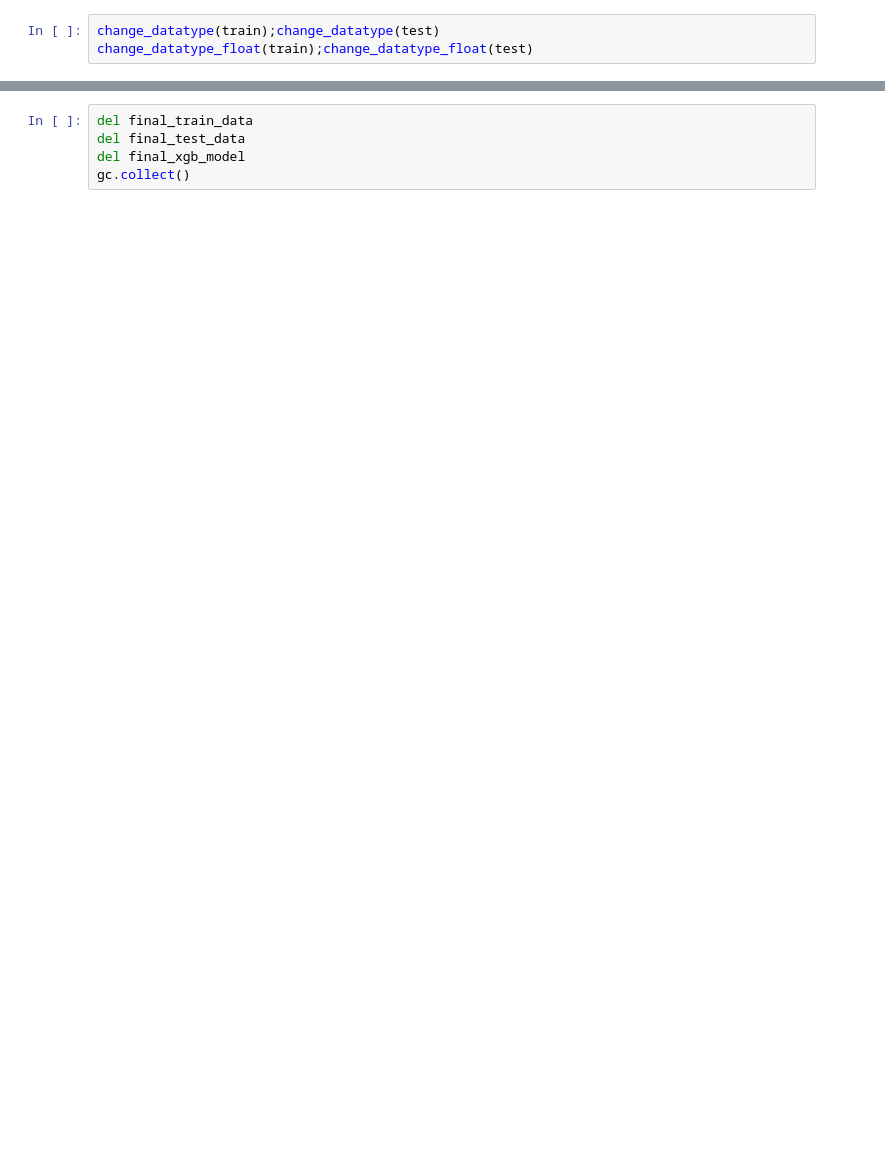
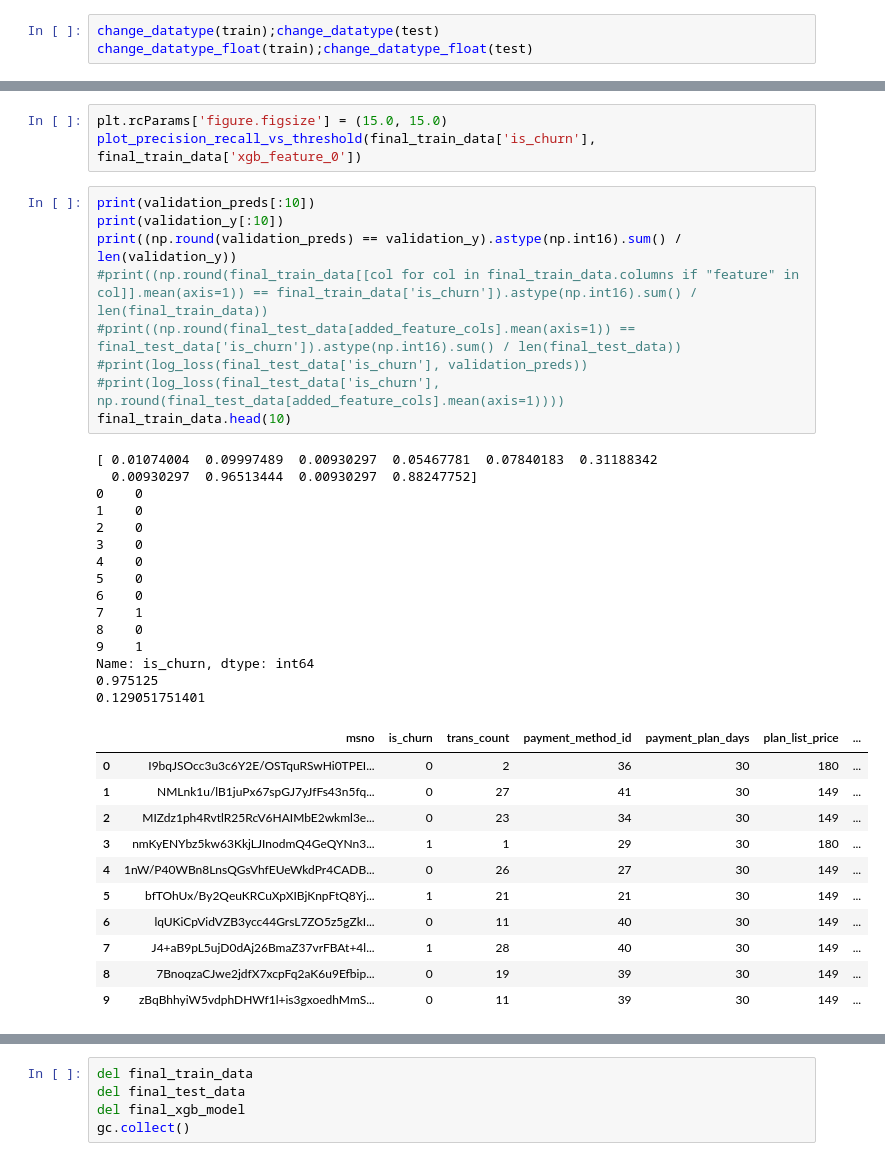
Before and after one commit to why2012/notebook, a Jupyter notebook: WSDM_Model.ipynb, the cells around one changed output, grey strips where cells are left out. Drawn from its saved outputs; the diff is of its cells as text; blank space fills up the shorter version.

```diff
--- a/WSDM_Model.ipynb
+++ b/WSDM_Model.ipynb
@@ -580,0 +652,39 @@ gc.collect()
+# %%
+plt.rcParams['figure.figsize'] = (15.0, 15.0)
+plot_precision_recall_vs_threshold(final_train_data['is_churn'], final_train_data['xgb_feature_0'])
+# %%
+print(validation_preds[:10])
+print(validation_y[:10])
+print((np.round(validation_preds) == validation_y).astype(np.int16).sum() / len(validation_y))
+#print((np.round(final_train_data[[col for col in final_train_data.columns if "feature" in col]].mean(axis=1)) == final_train_data['is_churn']).astype(np.int16).sum() / len(final_train_data))
+#print((np.round(final_test_data[added_feature_cols].mean(axis=1)) == final_test_data['is_churn']).astype(np.int16).sum() / len(final_test_data))
+#print(log_loss(final_test_data['is_churn'], validation_preds))
+#print(log_loss(final_test_data['is_churn'], np.round(final_test_data[added_feature_cols].mean(axis=1))))
+final_train_data.head(10)
+# %% [output]
+[ 0.01074004  0.09997489  0.00930297  0.05467781  0.07840183  0.31188342
+  0.00930297  0.96513444  0.00930297  0.88247752]
+0    0
+1    0
+2    0
+3    0
+4    0
+5    0
+6    0
+7    1
+8    0
+9    1
+Name: is_churn, dtype: int64
+0.975125
+0.129051751401
+|  | msno | is_churn | trans_count | payment_method_id | payment_plan_days | plan_list_price | ... |
+| 0 | I9bqJSOcc3u3c6Y2E/OSTquRSwHi0TPEI... | 0 | 2 | 36 | 30 | 180 | ... |
+| 1 | NMLnk1u/lB1juPx67spGJ7yJfFs43n5fq... | 0 | 27 | 41 | 30 | 149 | ... |
+| 2 | MIZdz1ph4RvtlR25RcV6HAIMbE2wkml3e... | 0 | 23 | 34 | 30 | 149 | ... |
+| 3 | nmKyENYbz5kw63KkjLJInodmQ4GeQYNn3... | 1 | 1 | 29 | 30 | 180 | ... |
+| 4 | 1nW/P40WBn8LnsQGsVhfEUeWkdPr4CADB... | 0 | 26 | 27 | 30 | 149 | ... |
+| 5 | bfTOhUx/By2QeuKRCuXpXIBjKnpFtQ8Yj... | 1 | 21 | 21 | 30 | 149 | ... |
+| 6 | lqUKiCpVidVZB3ycc44GrsL7ZO5z5gZkI... | 0 | 11 | 40 | 30 | 149 | ... |
+| 7 | J4+aB9pL5ujD0dAj26BmaZ37vrFBAt+4l... | 1 | 28 | 40 | 30 | 149 | ... |
+| 8 | 7BnoqzaCJwe2jdfX7xcpFq2aK6u9Efbip... | 0 | 19 | 39 | 30 | 149 | ... |
+| 9 | zBqBhhyiW5vdphDHWf1l+is3gxoedhMmS... | 0 | 11 | 39 | 30 | 149 | ... |
```
Also changed, not shown: parts of 19 cells of this notebook, 1 other file.
